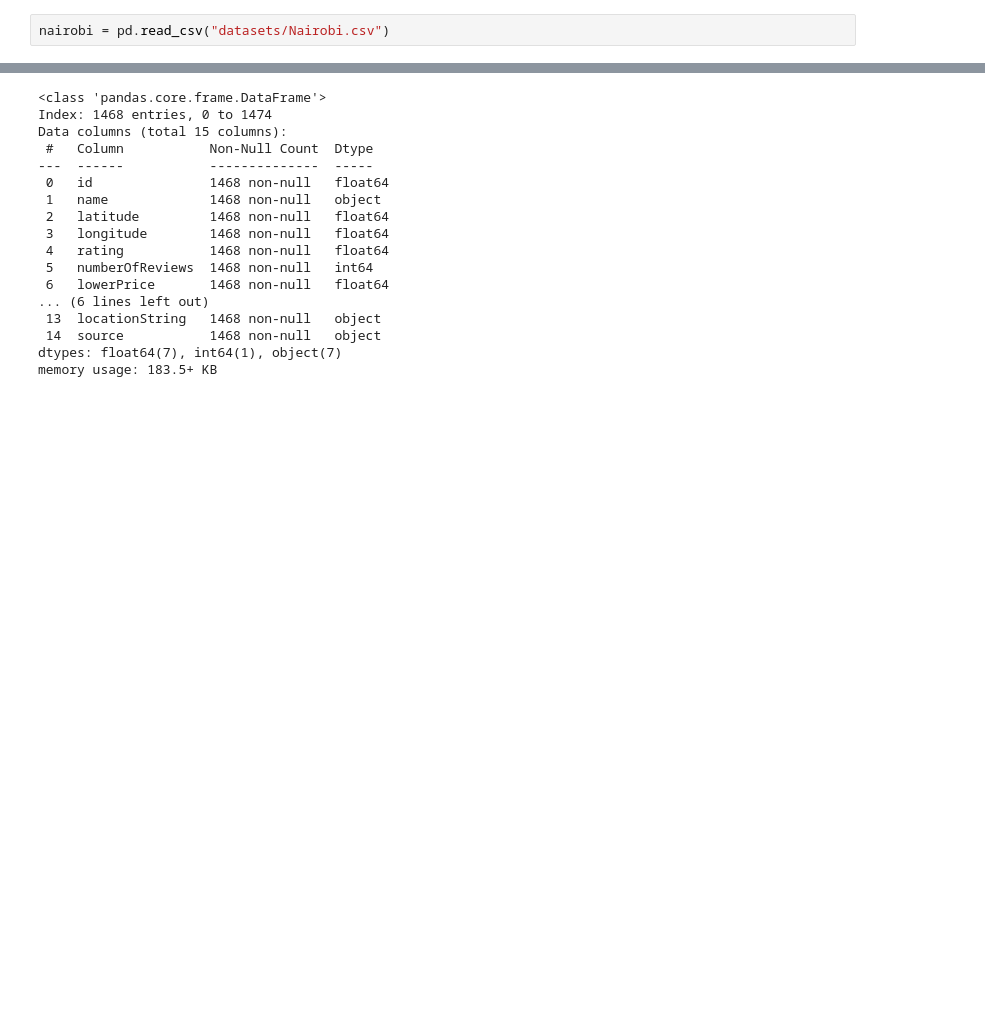
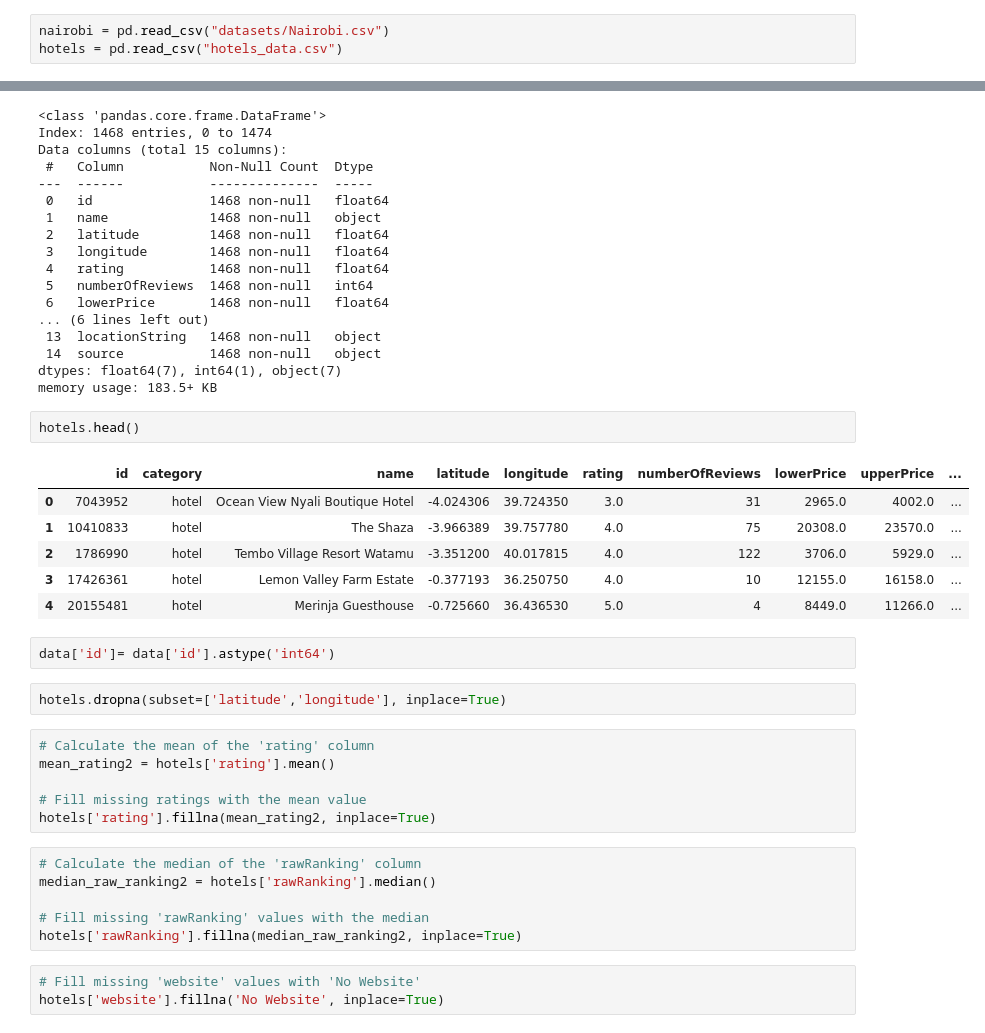
Before and after one commit to Ivan3864/Flavors-of-Kenya-The-Restaurant-Recommender, a Jupyter notebook: Notebook.ipynb, the cells around one changed output, grey strips where cells are left out. Drawn from its saved outputs; the diff is of its cells as text; blank space fills up the shorter version.

Commit message:
Adding Hotels and cleaning the data

```diff
--- a/Notebook.ipynb
+++ b/Notebook.ipynb
@@ -61,6 +61,7 @@ data_files = ["Athi_river.csv","Bomet.csv","eldoret.csv","Gede_coast.csv","Kakam
 import pandas as pd
 # %%
 nairobi = pd.read_csv("datasets/Nairobi.csv")
+hotels = pd.read_csv("hotels_data.csv")
 # %%
 list(nairobi.columns)
 # %% [output]
@@ -428,3 +428,31 @@ Data columns (total 15 columns):
  14  source           1468 non-null   object
 dtypes: float64(7), int64(1), object(7)
 memory usage: 183.5+ KB
+# %%
+hotels.head()
+# %% [output]
+|  | id | category | name | latitude | longitude | rating | numberOfReviews | lowerPrice | upperPrice | ... |
+| 0 | 7043952 | hotel | Ocean View Nyali Boutique Hotel | -4.024306 | 39.724350 | 3.0 | 31 | 2965.0 | 4002.0 | ... |
+| 1 | 10410833 | hotel | The Shaza | -3.966389 | 39.757780 | 4.0 | 75 | 20308.0 | 23570.0 | ... |
+| 2 | 1786990 | hotel | Tembo Village Resort Watamu | -3.351200 | 40.017815 | 4.0 | 122 | 3706.0 | 5929.0 | ... |
+| 3 | 17426361 | hotel | Lemon Valley Farm Estate | -0.377193 | 36.250750 | 4.0 | 10 | 12155.0 | 16158.0 | ... |
+| 4 | 20155481 | hotel | Merinja Guesthouse | -0.725660 | 36.436530 | 5.0 | 4 | 8449.0 | 11266.0 | ... |
+# %%
+data['id']= data['id'].astype('int64')
+# %%
+hotels.dropna(subset=['latitude','longitude'], inplace=True)
+# %%
+# Calculate the mean of the 'rating' column
+mean_rating2 = hotels['rating'].mean()
+
+# Fill missing ratings with the mean value
+hotels['rating'].fillna(mean_rating2, inplace=True)
+# %%
+# Calculate the median of the 'rawRanking' column
+median_raw_ranking2 = hotels['rawRanking'].median()
+
+# Fill missing 'rawRanking' values with the median
+hotels['rawRanking'].fillna(median_raw_ranking2, inplace=True)
+# %%
+# Fill missing 'website' values with 'No Website'
+hotels['website'].fillna('No Website', inplace=True)
```
Also changed, not shown: parts of 10 cells of this notebook, 1 other file.
